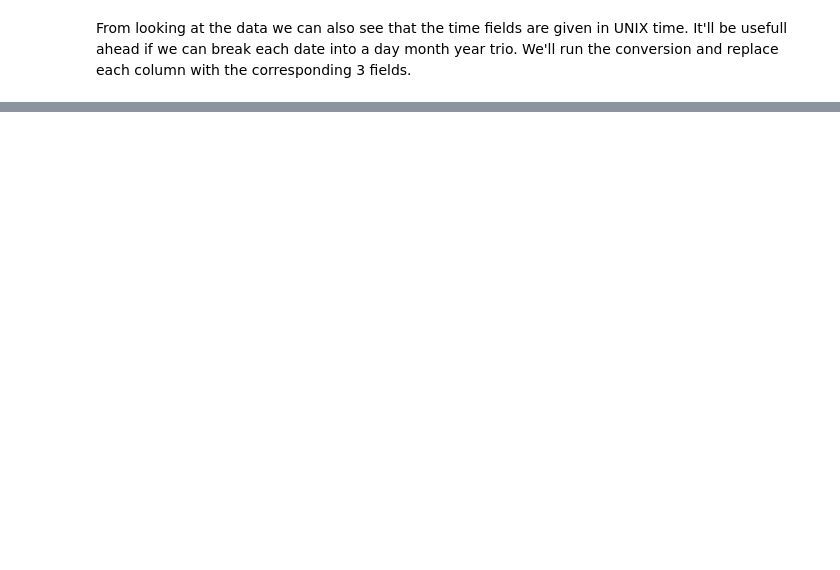
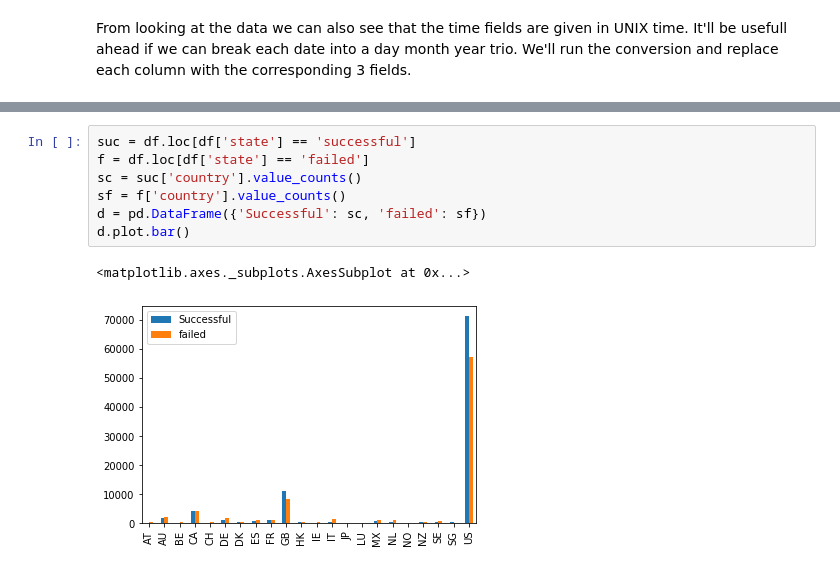
Before and after one commit to EdanZwick/Kickstarter, a Jupyter notebook: kickstarter_proj.ipynb, the cells around one changed output, grey strips where cells are left out. Drawn from its saved outputs; the diff is of its cells as text; blank space fills up the shorter version.

```diff
--- a/kickstarter_proj.ipynb
+++ b/kickstarter_proj.ipynb
@@ -104,0 +148,10 @@ Another inconviniency in this dataset is that some of the fields are given in js
+# %%
+suc = df.loc[df['state'] == 'successful']
+f = df.loc[df['state'] == 'failed']
+sc = suc['country'].value_counts()
+sf = f['country'].value_counts()
+d = pd.DataFrame({'Successful': sc, 'failed': sf})
+d.plot.bar()
+# %% [output]
+<matplotlib.axes._subplots.AxesSubplot at 0x...>
+[figure, added]
```
Also changed, not shown: parts of 24 cells of this notebook, 1 other file.
